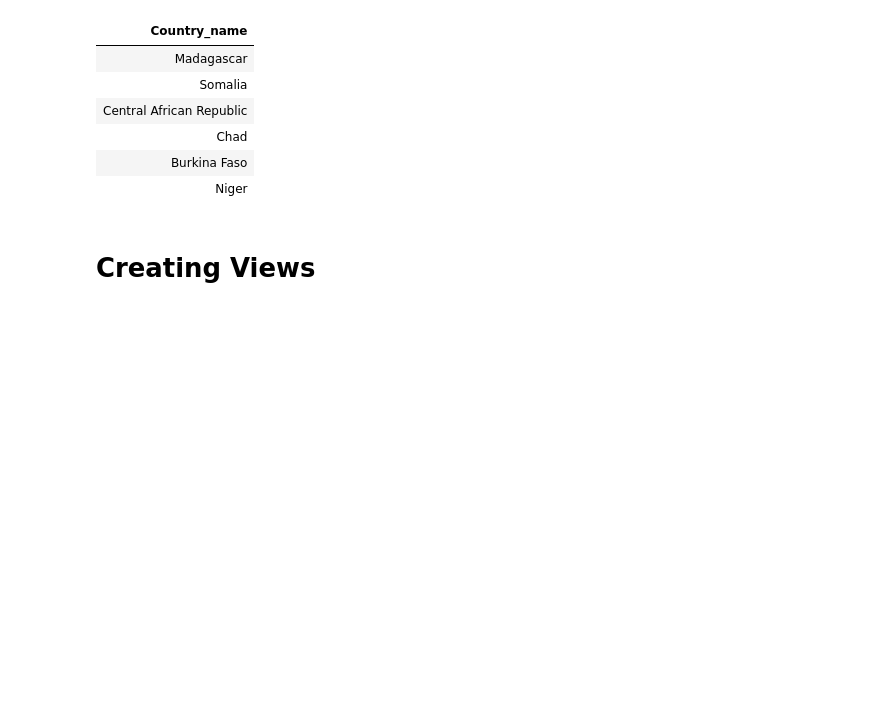
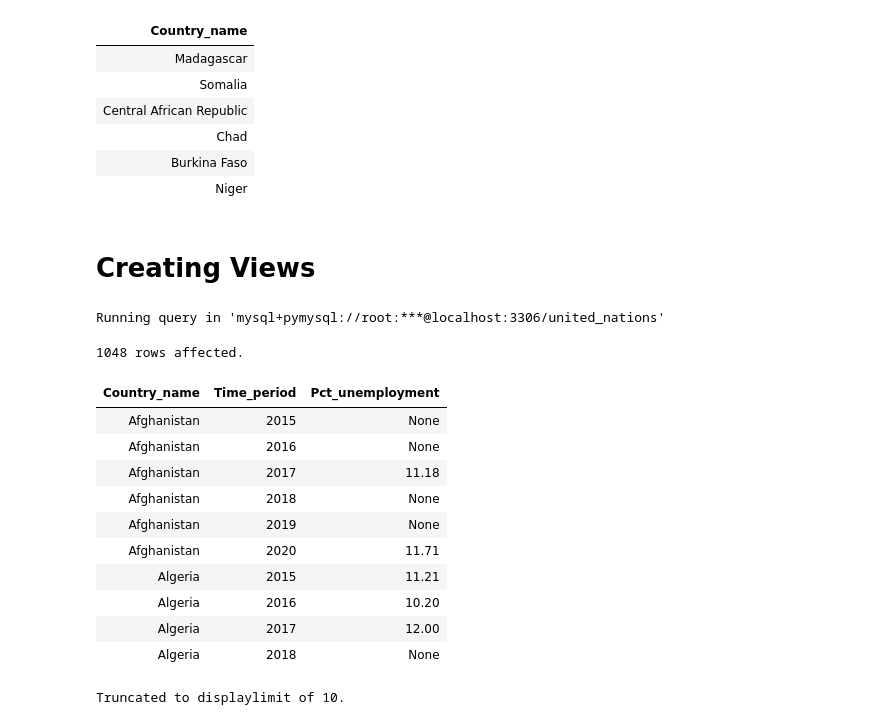
Before and after one commit to kxrrym03/ALX-Exercises, a Jupyter notebook: OptimisingQueries.ipynb, the cells around one changed output. Cells and saved outputs as stored; diff of their text form; code cells hidden in the pictures; blank space fills up the shorter version.

```diff
--- a/OptimisingQueries.ipynb
+++ b/OptimisingQueries.ipynb
@@ -492,10 +492,25 @@ Running query in 'mysql+pymysql://root:***@localhost:3306/united_nations'
 # %%
 %%sql
 SELECT
     loc.Country_name,
     eco.Time_period,
     eco.Pct_unemployment
 FROM
     united_nations.geographic_location as loc
 LEFT JOIN united_nations.Economic_Indicators as eco
-ON
+ON eco.Country_name = loc.Country_name;
+# %% [output]
+Running query in 'mysql+pymysql://root:***@localhost:3306/united_nations'
+1048 rows affected.
+| Country_name | Time_period | Pct_unemployment |
+| Afghanistan | 2015 | None |
+| Afghanistan | 2016 | None |
+| Afghanistan | 2017 | 11.18 |
+| Afghanistan | 2018 | None |
+| Afghanistan | 2019 | None |
+| Afghanistan | 2020 | 11.71 |
+| Algeria | 2015 | 11.21 |
+| Algeria | 2016 | 10.20 |
+| Algeria | 2017 | 12.00 |
+| Algeria | 2018 | None |
+Truncated to displaylimit of 10.
```
Also changed, not shown: parts of 2 cells of this notebook.
